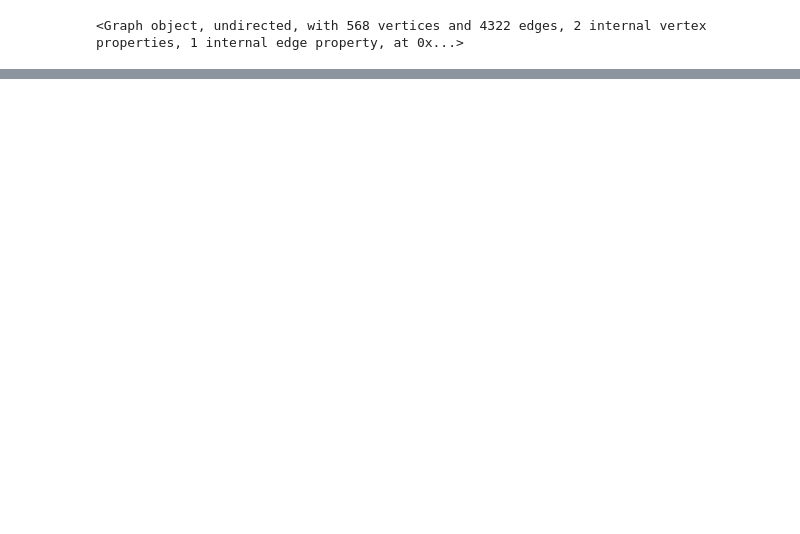
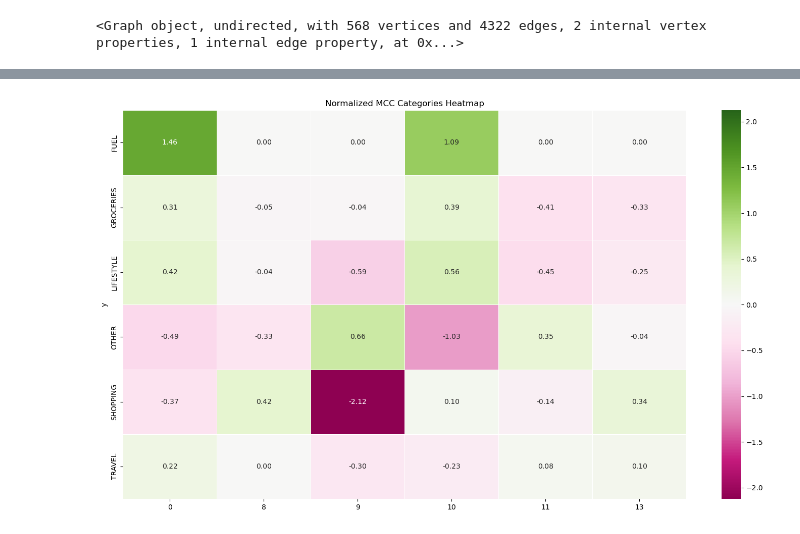
Before and after one commit to WeiZzzzz/card_transaction_network, a Jupyter notebook: weighted_network.ipynb, the cells around one changed output, grey strips where cells are left out. Saved outputs shown, nothing was run; the diff lists cells and outputs as text; code cells hidden in the pictures; blank space fills up the shorter version.

```diff
--- a/weighted_network.ipynb
+++ b/weighted_network.ipynb
@@ -203,0 +433,4 @@ ValueError: Invalid vertex index: 1141
+# %%
+heatmaps(df_clusters, filtered_data, relative=True, yvalues=['externalParty.transactionCategory'], xvalues=['level_1'], level_detail=True, value='amount')
+# %% [output]
+[figure, added]
```
Also changed, not shown: parts of 22 cells of this notebook, 4 other files.
